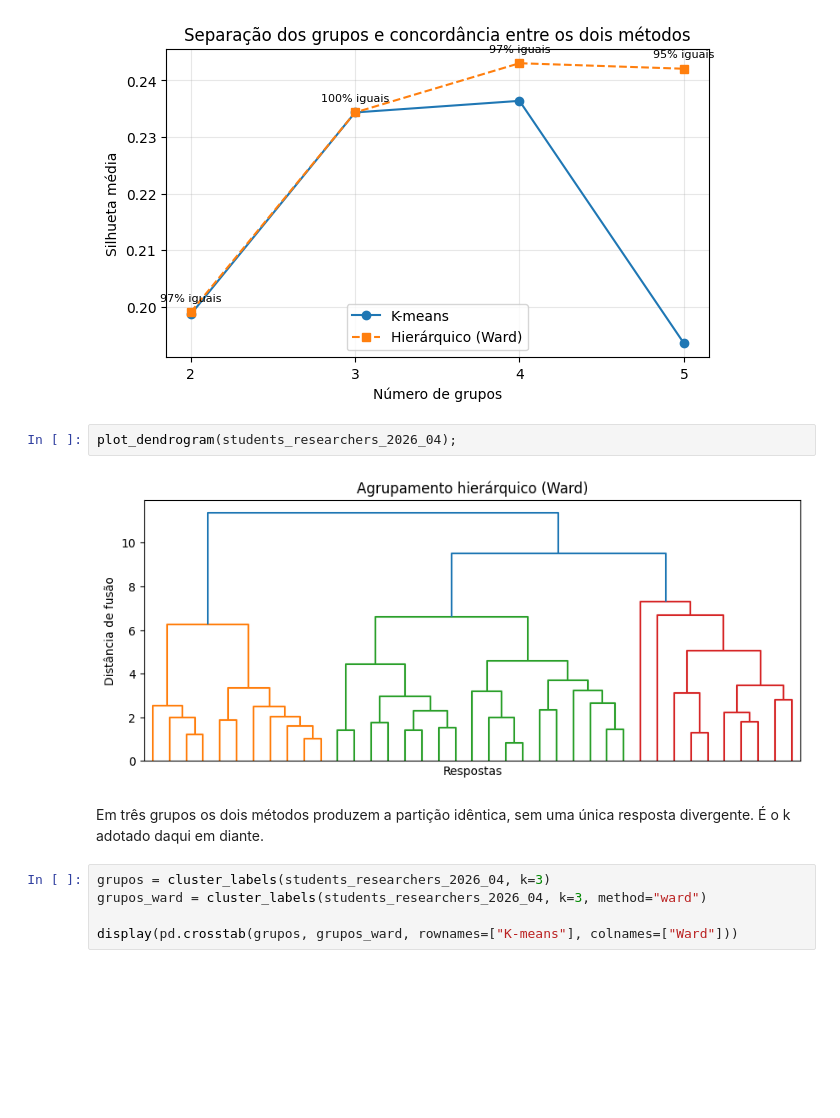
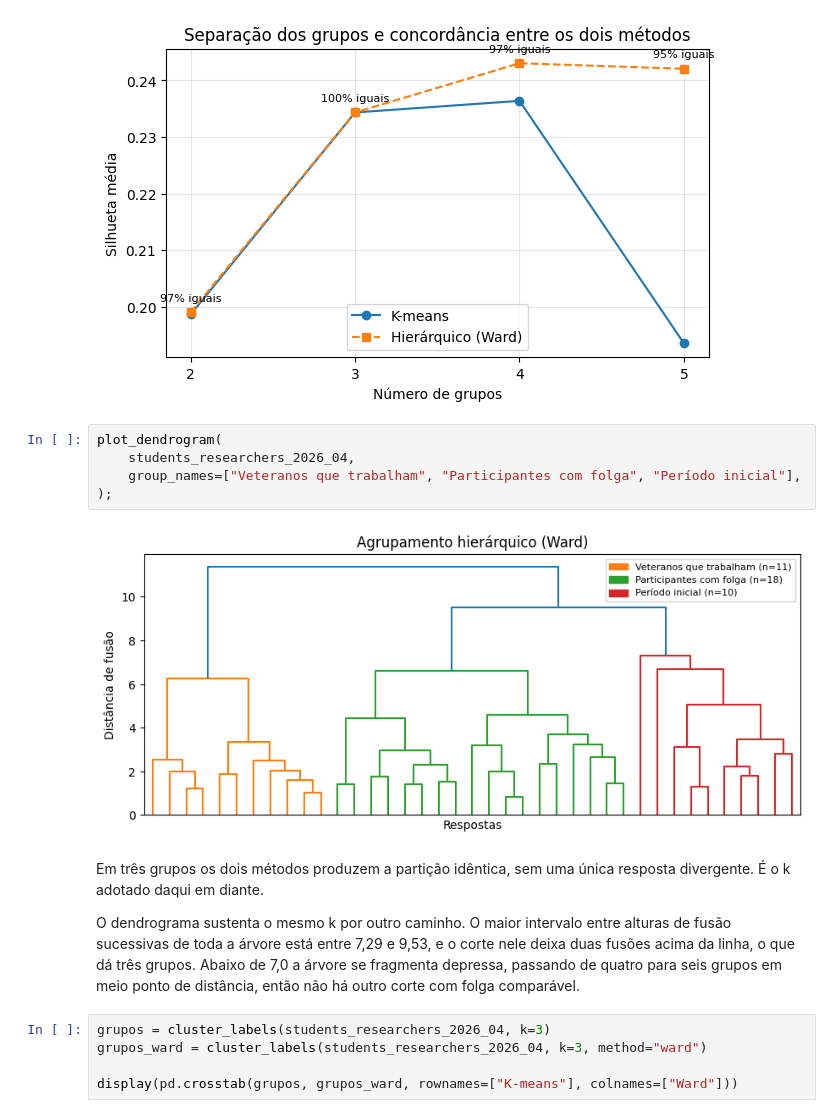
Before and after one commit to Gabriel-c0Nsp/analise-motivacao, a Jupyter notebook: analise-motivacao.ipynb, the cells around one changed output. Cells and saved outputs as stored; diff of their text form; blank space fills up the shorter version.

```diff
--- a/analise-motivacao.ipynb
+++ b/analise-motivacao.ipynb
@@ -810,12 +821,21 @@ plot_silhouette(varredura);
 | 5 | 0.194 | 0.242 | 0.949 |
 [figure]
 # %%
-plot_dendrogram(students_researchers_2026_04);
+plot_dendrogram(
+    students_researchers_2026_04,
+    group_names=["Veteranos que trabalham", "Participantes com folga", "Período inicial"],
+);
 # %% [output]
-[figure, old version]
+[figure, new version]
 # %% [markdown]
 Em três grupos os dois métodos produzem a partição idêntica, sem uma única
 resposta divergente. É o k adotado daqui em diante.
+
+O dendrograma sustenta o mesmo k por outro caminho. O maior intervalo entre
+alturas de fusão sucessivas de toda a árvore está entre 7,29 e 9,53, e o corte
+nele deixa duas fusões acima da linha, o que dá três grupos. Abaixo de 7,0 a
+árvore se fragmenta depressa, passando de quatro para seis grupos em meio ponto
+de distância, então não há outro corte com folga comparável.
 # %%
 grupos = cluster_labels(students_researchers_2026_04, k=3)
 grupos_ward = cluster_labels(students_researchers_2026_04, k=3, method="ward")
```
Also changed, not shown: parts of 9 cells of this notebook, 9 other files.
